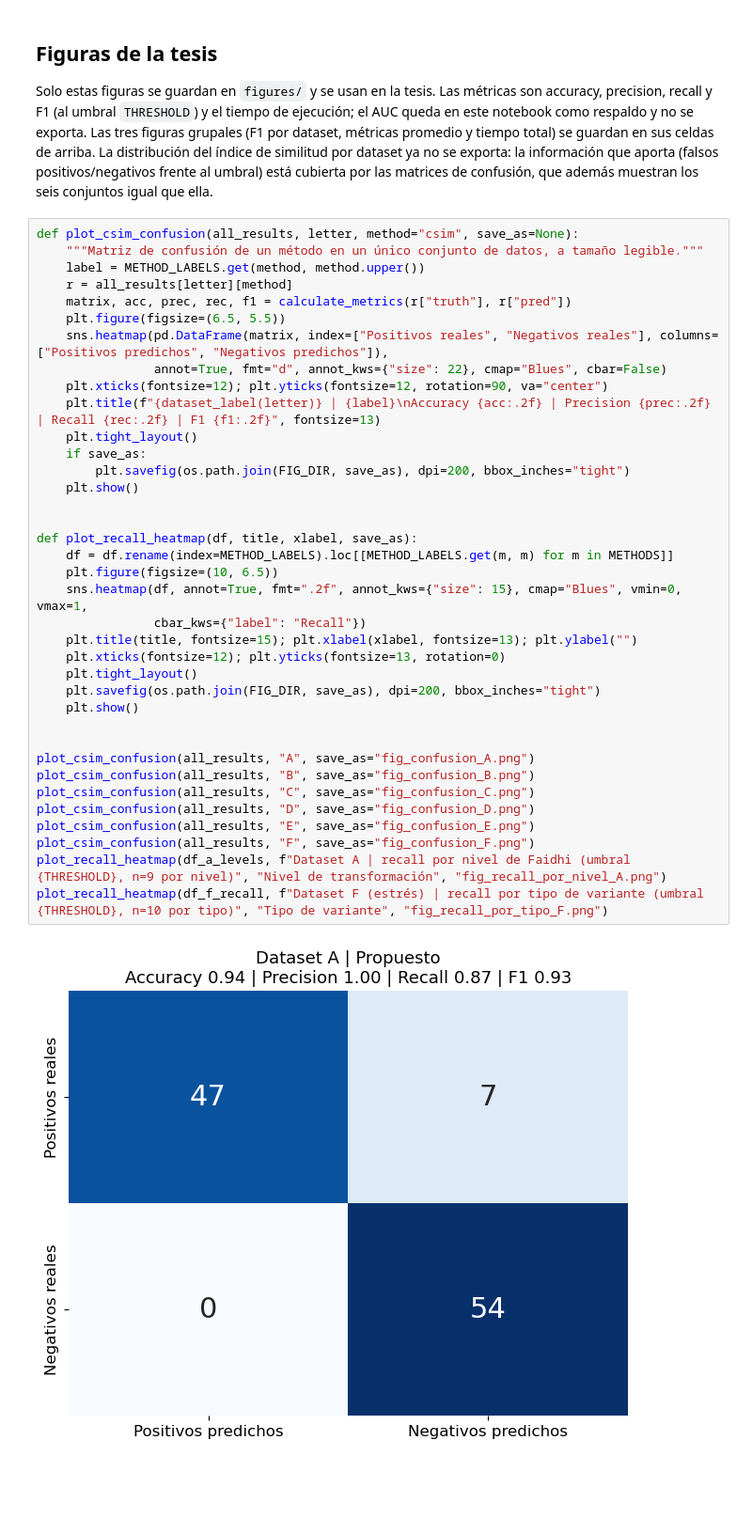
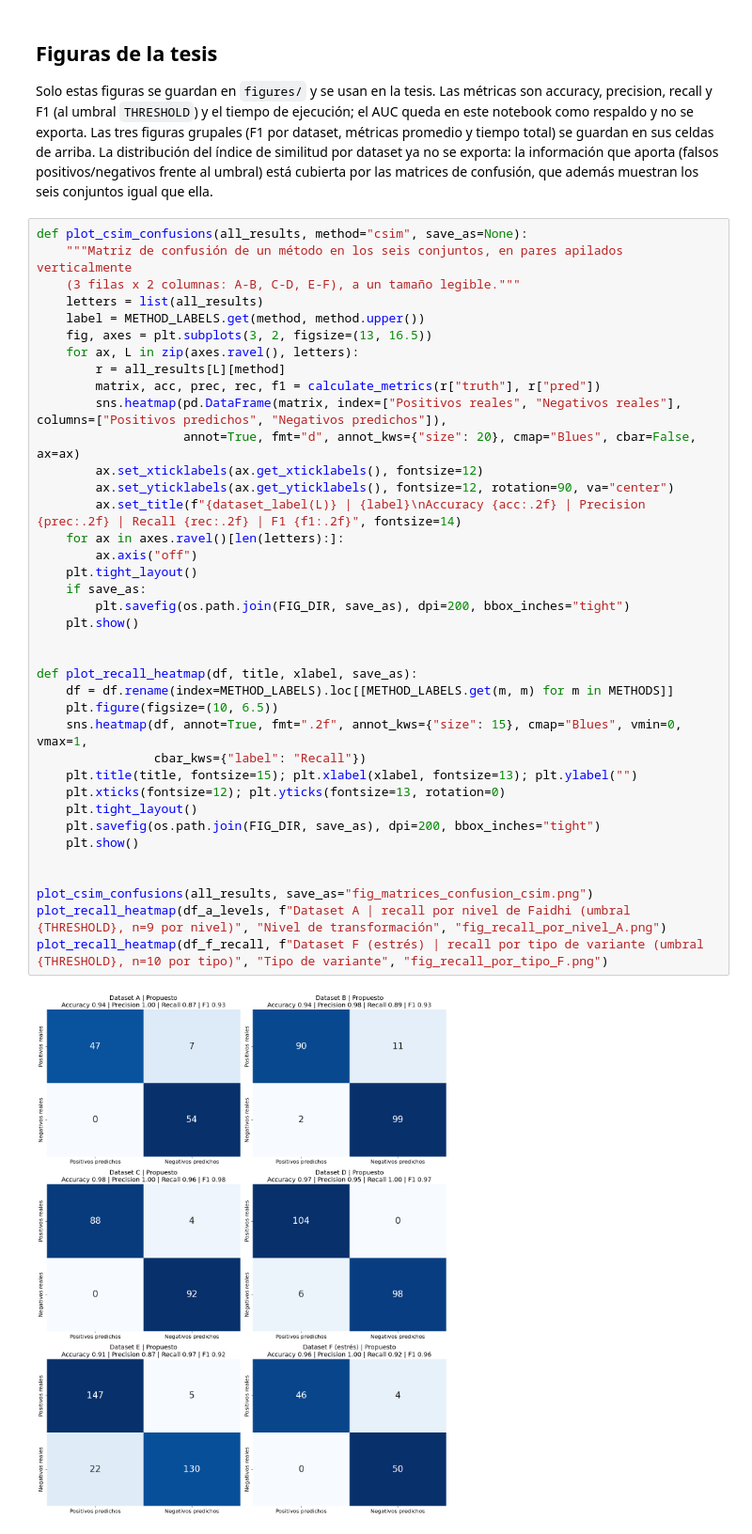
Before and after one commit to edsoneddy/scsc, a Jupyter notebook: notebooks/evaluation/evaluation.ipynb, the cells around one changed output. Shown at 94% size. Cells and saved outputs as stored; diff of their text form; blank space fills up the shorter version.

```diff
--- a/notebooks/evaluation/evaluation.ipynb
+++ b/notebooks/evaluation/evaluation.ipynb
@@ -792,41 +792,42 @@ La distribución del índice de similitud por dataset ya no se exporta: la infor
 positivos/negativos frente al umbral) está cubierta por las matrices de confusión, que además muestran los
 seis conjuntos igual que ella.
 # %%
-def plot_csim_confusion(all_results, letter, method="csim", save_as=None):
-    """Matriz de confusión de un método en un único conjunto de datos, a tamaño legible."""
+def plot_csim_confusions(all_results, method="csim", save_as=None):
+    """Matriz de confusión de un método en los seis conjuntos, en pares apilados verticalmente
+    (3 filas x 2 columnas: A-B, C-D, E-F), a un tamaño legible."""
+    letters = list(all_results)
     label = METHOD_LABELS.get(method, method.upper())
-    r = all_results[letter][method]
-    matrix, acc, prec, rec, f1 = calculate_metrics(r["truth"], r["pred"])
-    plt.figure(figsize=(6.5, 5.5))
-    sns.heatmap(pd.DataFrame(matrix, index=["Positivos reales", "Negativos reales"], columns=["Positivos predichos", "Negativos predichos"]),
-                annot=True, fmt="d", annot_kws={"size": 22}, cmap="Blues", cbar=False)
-    plt.xticks(fontsize=12); plt.yticks(fontsize=12, rotation=90, va="center")
-    plt.title(f"{dataset_label(letter)} | {label}\nAccuracy {acc:.2f} | Precision {prec:.2f} | Recall {rec:.2f} | F1 {f1:.2f}", fontsize=13)
+    fig, axes = plt.subplots(3, 2, figsize=(13, 16.5))
+    for ax, L in zip(axes.ravel(), letters):
+        r = all_results[L][method]
+        matrix, acc, prec, rec, f1 = calculate_metrics(r["truth"], r["pred"])
+        sns.heatmap(pd.DataFrame(matrix, index=["Positivos reales", "Negativos reales"], columns=["Positivos predichos", "Negativos predichos"]),
+                    annot=True, fmt="d", annot_kws={"size": 20}, cmap="Blues", cbar=False, ax=ax)
+        ax.set_xticklabels(ax.get_xticklabels(), fontsize=12)
+        ax.set_yticklabels(ax.get_yticklabels(), fontsize=12, rotation=90, va="center")
+        ax.set_title(f"{dataset_label(L)} | {label}\nAccuracy {acc:.2f} | Precision {prec:.2f} | Recall {rec:.2f} | F1 {f1:.2f}", fontsize=14)
+    for ax in axes.ravel()[len(letters):]:
+        ax.axis("off")
     plt.tight_layout()
     if save_as:
         plt.savefig(os.path.join(FIG_DIR, save_as), dpi=200, bbox_inches="tight")
     plt.show()
 
 
 def plot_recall_heatmap(df, title, xlabel, save_as):
     df = df.rename(index=METHOD_LABELS).loc[[METHOD_LABELS.get(m, m) for m in METHODS]]
     plt.figure(figsize=(10, 6.5))
     sns.heatmap(df, annot=True, fmt=".2f", annot_kws={"size": 15}, cmap="Blues", vmin=0, vmax=1,
                 cbar_kws={"label": "Recall"})
     plt.title(title, fontsize=15); plt.xlabel(xlabel, fontsize=13); plt.ylabel("")
     plt.xticks(fontsize=12); plt.yticks(fontsize=13, rotation=0)
     plt.tight_layout()
     plt.savefig(os.path.join(FIG_DIR, save_as), dpi=200, bbox_inches="tight")
     plt.show()
 
 
-plot_csim_confusion(all_results, "A", save_as="fig_confusion_A.png")
-plot_csim_confusion(all_results, "B", save_as="fig_confusion_B.png")
-plot_csim_confusion(all_results, "C", save_as="fig_confusion_C.png")
-plot_csim_confusion(all_results, "D", save_as="fig_confusion_D.png")
-plot_csim_confusion(all_results, "E", save_as="fig_confusion_E.png")
-plot_csim_confusion(all_results, "F", save_as="fig_confusion_F.png")
+plot_csim_confusions(all_results, save_as="fig_matrices_confusion_csim.png")
 plot_recall_heatmap(df_a_levels, f"Dataset A | recall por nivel de Faidhi (umbral {THRESHOLD}, n=9 por nivel)", "Nivel de transformación", "fig_recall_por_nivel_A.png")
 plot_recall_heatmap(df_f_recall, f"Dataset F (estrés) | recall por tipo de variante (umbral {THRESHOLD}, n=10 por tipo)", "Tipo de variante", "fig_recall_por_tipo_F.png")
 # %% [output]
-[figure, old version]
+[figure, new version]
```
Also changed, not shown: parts of 1 cell of this notebook, 7 other files.
